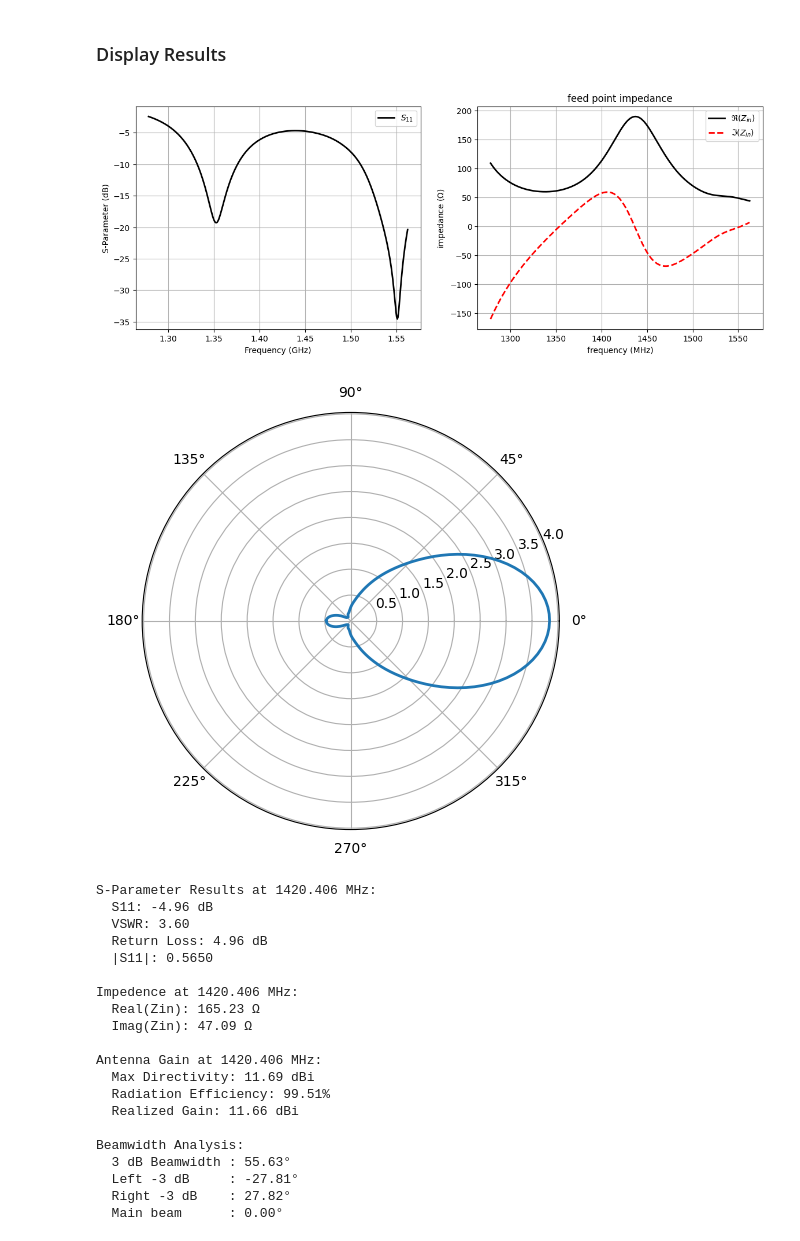
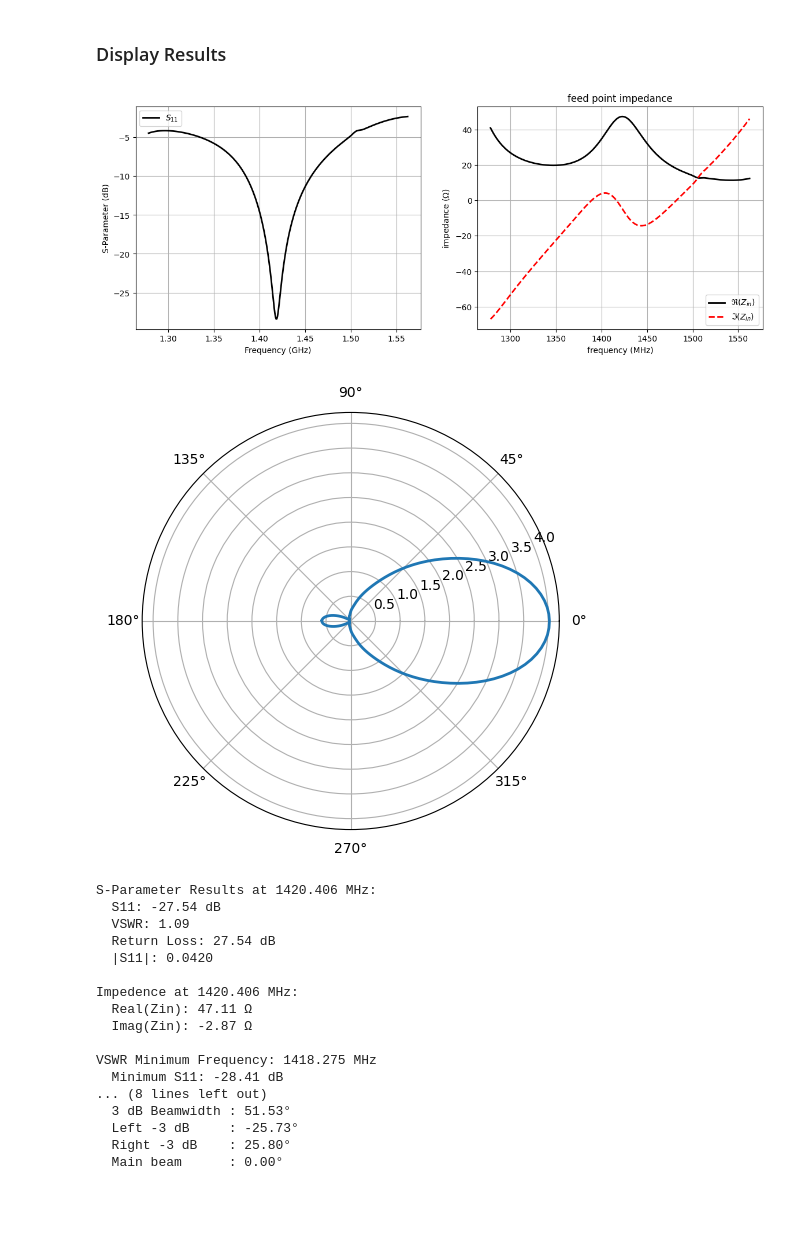
Before and after one commit to RainbowCache/hydrogen-line-horn-antenna, a Jupyter notebook: horn_antenna_design.ipynb, the cells around one changed output. Cells and saved outputs as stored; diff of their text form; code cells hidden in the pictures; blank space fills up the shorter version.

Commit message:
Tuned the antenna.

```diff
--- a/horn_antenna_design.ipynb
+++ b/horn_antenna_design.ipynb
@@ -374,8 +374,8 @@ root_te11 = brentq(lambda x: jvp(1, x), 1.0, 3.0)
 cutoff_frequency = root_te11 * speed_of_light_meters_per_second / (np.pi * waveguide_diameter_meters)
 guided_wavelength = target_center_frequency_wavelength_meters / np.sqrt(1 - (cutoff_frequency/target_center_frequency_hz)**2)
 
-probe_to_throat_wavelength_lg = 0.1 #λg
-backshort_to_probe_wavelength_lg = 0.25 #λg
+probe_to_throat_wavelength_lg = 0.5025 #λg Usually between 0.35 and 0.45
+backshort_to_probe_wavelength_lg = 0.25 #λg Quarter-wave. Very important.
 waveguide_length_meters = guided_wavelength * (probe_to_throat_wavelength_lg + backshort_to_probe_wavelength_lg)
 waveguide_length_mm = waveguide_length_meters * 1e3
 probe_backshort_distance_meters = guided_wavelength * backshort_to_probe_wavelength_lg
@@ -453,7 +453,8 @@ print(f"Impedance ratio: {Z_waveguide/Z0_coax:.2f}")
 
 # Probe length - critical for impedance matching
 # The probe is a quarter-wave monopole antenna - uses FREE SPACE wavelength, not guide wavelength!
-probe_length_meters = target_center_frequency_wavelength_meters / 4  # λ0/4 for resonance
+# probe_length_meters = target_center_frequency_wavelength_meters / 4  # λ0/4 for resonance
+probe_length_meters = 0.4 * (waveguide_diameter_meters / 2)
 # Shorten the probe length slightly to help with matching
 probe_length_meters = probe_length_meters # Add 20 mm. I'm just trying to reduce the VSWR and tune it.
 
@@ -484,9 +485,10 @@ print(f"  Distance from backshort: {probe_backshort_distance_meters*1000:.1f} mm
 
 # Probe offset from center (for circular waveguide)
 # For TE11 mode, maximum E-field is at approximately 0.4*radius from center
-probe_offset = 0.4 * (waveguide_diameter_meters / 2)
+probe_offset_meters = 0.4 * (waveguide_diameter_meters / 2)
+probe_offset_mm = probe_offset_meters * 1e3
 
-print(f"  Radial offset from center: {probe_offset*1000:.1f} mm")
+print(f"  Radial offset from center: {probe_offset_meters*1000:.1f} mm")
 print(f"  (Approximately 0.4R for maximum TE11 coupling)")
 
 # SMA connector dimensions (standard panel-mount SMA)
@@ -1248,7 +1256,7 @@ Here we define the variables we'll be using to model for OpenEMS.
 if do_simulation:
     # Actual geometry implementation
     print("\nAdding geometry to OpenEMS simulation...")
-    mesh_res_mm = target_center_frequency_wavelength_meters / 60 * 1e3  # Convert to mm. Our mesh resolution.
+    mesh_res_mm = target_center_frequency_wavelength_meters / 40 * 1e3  # Convert to mm. Our mesh resolution.
 
     # Convert dimensions to mm for OpenEMS
     horn_length_mm = horn_length_meters * 1e3
@@ -1258,7 +1266,7 @@ if do_simulation:
     probe_length_mm = probe_length_meters * 1e3
     backshort_pos_mm = -feed_length_mm
     probe_pos_mm = backshort_pos_mm + probe_backshort_distance_meters * 1e3
-    probe_offset_mm = probe_offset * 1e3
+    probe_offset_mm = probe_offset_meters * 1e3
 
     # Wall thickness for the antenna structure (copper tape thickness)
     # wall_thickness_mm = 0.07  # ~0.07mm (2.75 mil) is typical for copper tape with conductive adhesive
@@ -1273,7 +1281,7 @@ if do_simulation:
     probe_radius_mm = 3
     backshort_pos_mm = -feed_length_mm
     probe_pos_mm = backshort_pos_mm + probe_backshort_distance_meters * 1e3
-    probe_offset_mm = probe_offset * 1e3
+    probe_offset_mm = probe_offset_meters * 1e3
 
     # Compute antenna volume
     horn_volume_min_x = -1 * feed_length_mm - wall_thickness_mm
@@ -1505,7 +1513,7 @@ if do_simulation:
     # Probe extends from bottom of waveguide up through center
     probe_z_offset_for_modeling_mm = wall_thickness_mm # A small offset to avoid touching the waveguide and create a space for the port.
     probe_z_start = -waveguide_radius_mm + probe_z_offset_for_modeling_mm  # Start below waveguide
-    probe_z_end = probe_z_start + (probe_length_mm) # + wall_thickness_mm # probe_length_mm - (probe_z_offset_for_modeling_mm)
+    probe_z_end = probe_length_mm # + wall_thickness_mm # probe_length_mm - (probe_z_offset_for_modeling_mm)
 
     # Cylinder axis is automatically determined by start and stop coordinates
     probe_metal.AddCylinder(priority=1, start=[probe_pos_mm, 0, probe_z_start],
@@ -1833,7 +1841,6 @@ if do_simulation:
         E_norm = 20 * np.log10(nf2ff_calc.E_norm[200]/np.max(nf2ff_calc.E_norm[200])) + 10.0*np.log10(nf2ff_calc.Dmax[200])
         pl1.plot(np.deg2rad(phi), 10**(np.squeeze(E_norm / 20)), linewidth=2, label='xy-plane')
 
-
         plt.tight_layout()
         plt.show()
 
@@ -1848,6 +1855,14 @@ if do_simulation:
         print(f"\nImpedence at {target_center_frequency_hz/1e6:.3f} MHz:")
         print(f"  Real(Zin): {np.real(Zin[center_idx]):.2f} Ω")
         print(f"  Imag(Zin): {imag(Zin[center_idx]):.2f} Ω")
+
+        vswr_minimum_freq_hz = f[np.argmin((1 + np.abs(s11)) / (1 - np.abs(s11)))]
+        minimum_vswr = (1 + np.abs(s11[np.argmin((1 + np.abs(s11)) / (1 - np.abs(s11)))])) / (1 - np.abs(s11[np.argmin((1 + np.abs(s11)) / (1 - np.abs(s11)))]))
+        s11_min_dB = 20.0 * np.log10(np.abs(s11[np.argmin((1 + np.abs(s11)) / (1 - np.abs(s11)))]))
+
+        print(f"\nVSWR Minimum Frequency: {vswr_minimum_freq_hz/1e6:.3f} MHz")
+        print(f"  Minimum S11: {s11_min_dB:.2f} dB")
+        print(f"  Minimum VSWR: {minimum_vswr:.2f}")
 
         # Calculate antenna gain from NF2FF results
         center_freq_idx = len(f)//2
@@ -1922,52 +1937,49 @@ if do_simulation:
                         break
 
         right_angle = None
         for i in range(main_idx + 1, len(E_norm_dB)):
                 if E_norm_dB[i] <= half_power_level:
                         x1, x2 = phi_cut[i - 1], phi_cut[i]
                         y1, y2 = E_norm_dB[i - 1], E_norm_dB[i]
                         right_angle = x1 + (half_power_level - y1) * (x2 - x1) / (y2 - y1)
                         break
 
         # -----------------------------
         # Beamwidth
         # -----------------------------
         if left_angle is not None and right_angle is not None:
                 beamwidth_measured = abs(right_angle - left_angle)
         else:
                 beamwidth_measured = None
 
         # -----------------------------
         # Report
         # -----------------------------
         print("\nBeamwidth Analysis:")
         if beamwidth_measured is not None:
                 print(f"  3 dB Beamwidth : {beamwidth_measured:.2f}°")
                 print(f"  Left -3 dB     : {left_angle:.2f}°")
                 print(f"  Right -3 dB    : {right_angle:.2f}°")
                 print(f"  Main beam      : {main_angle:.2f}°")
         else:
                 print("  Beamwidth could not be determined")
 # %% [output]
-[figure, old version]
+[figure, new version]
-[figure, old version]
+[figure, new version]
 S-Parameter Results at 1420.406 MHz:
-  S11: -4.96 dB
-  VSWR: 3.60
-  Return Loss: 4.96 dB
-  |S11|: 0.5650
+  S11: -27.54 dB
+  VSWR: 1.09
+  Return Loss: 27.54 dB
+  |S11|: 0.0420
 
 Impedence at 1420.406 MHz:
-  Real(Zin): 165.23 Ω
-  Imag(Zin): 47.09 Ω
+  Real(Zin): 47.11 Ω
+  Imag(Zin): -2.87 Ω
 
-Antenna Gain at 1420.406 MHz:
-  Max Directivity: 11.69 dBi
-  Radiation Efficiency: 99.51%
-  Realized Gain: 11.66 dBi
-
-Beamwidth Analysis:
-  3 dB Beamwidth : 55.63°
-  Left -3 dB     : -27.81°
-  Right -3 dB    : 27.82°
+VSWR Minimum Frequency: 1418.275 MHz
+  Minimum S11: -28.41 dB
+... (8 lines left out)
+  3 dB Beamwidth : 51.53°
+  Left -3 dB     : -25.73°
+  Right -3 dB    : 25.80°
   Main beam      : 0.00°
```
Also changed, not shown: parts of 6 cells of this notebook.
